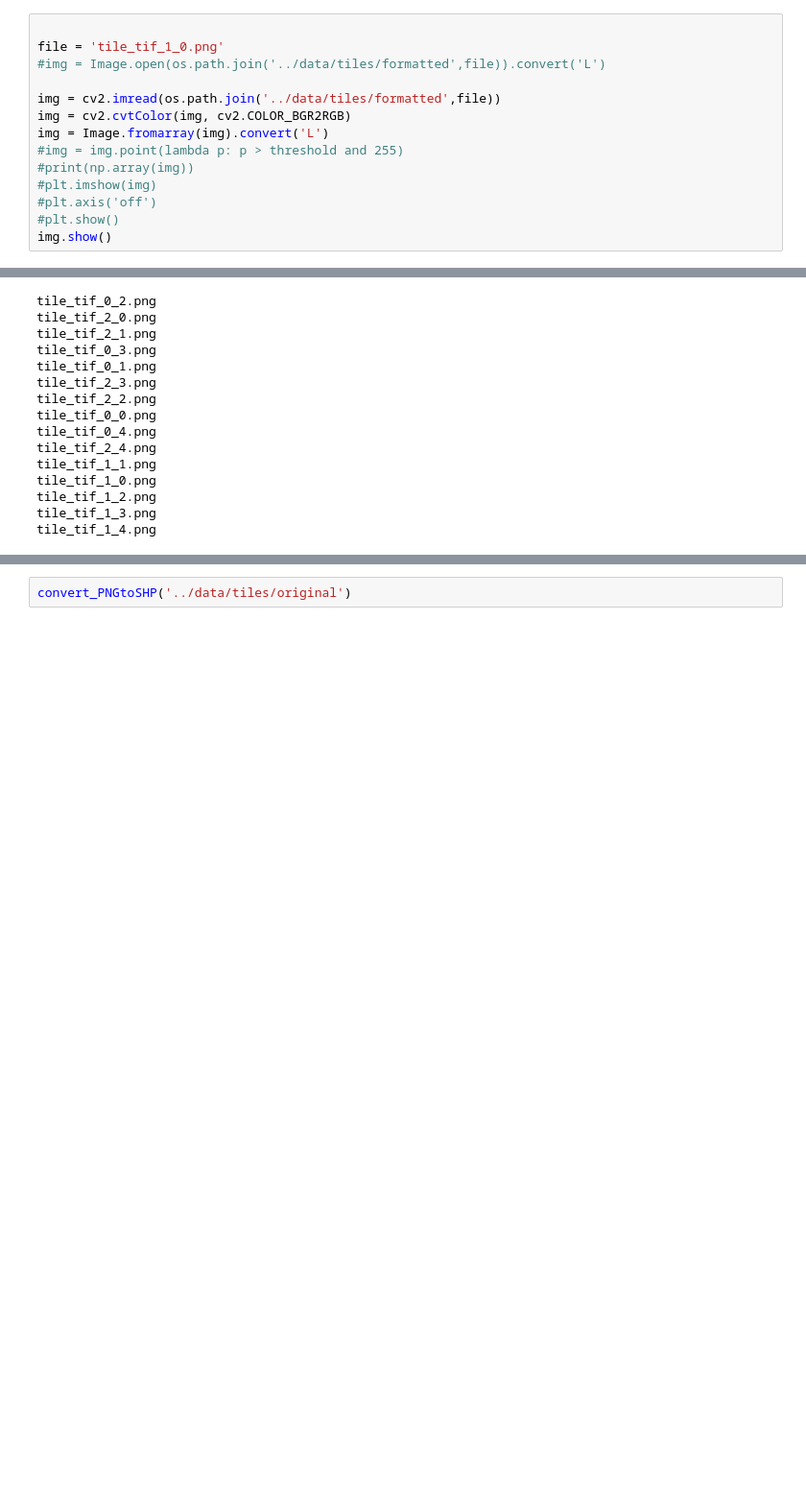
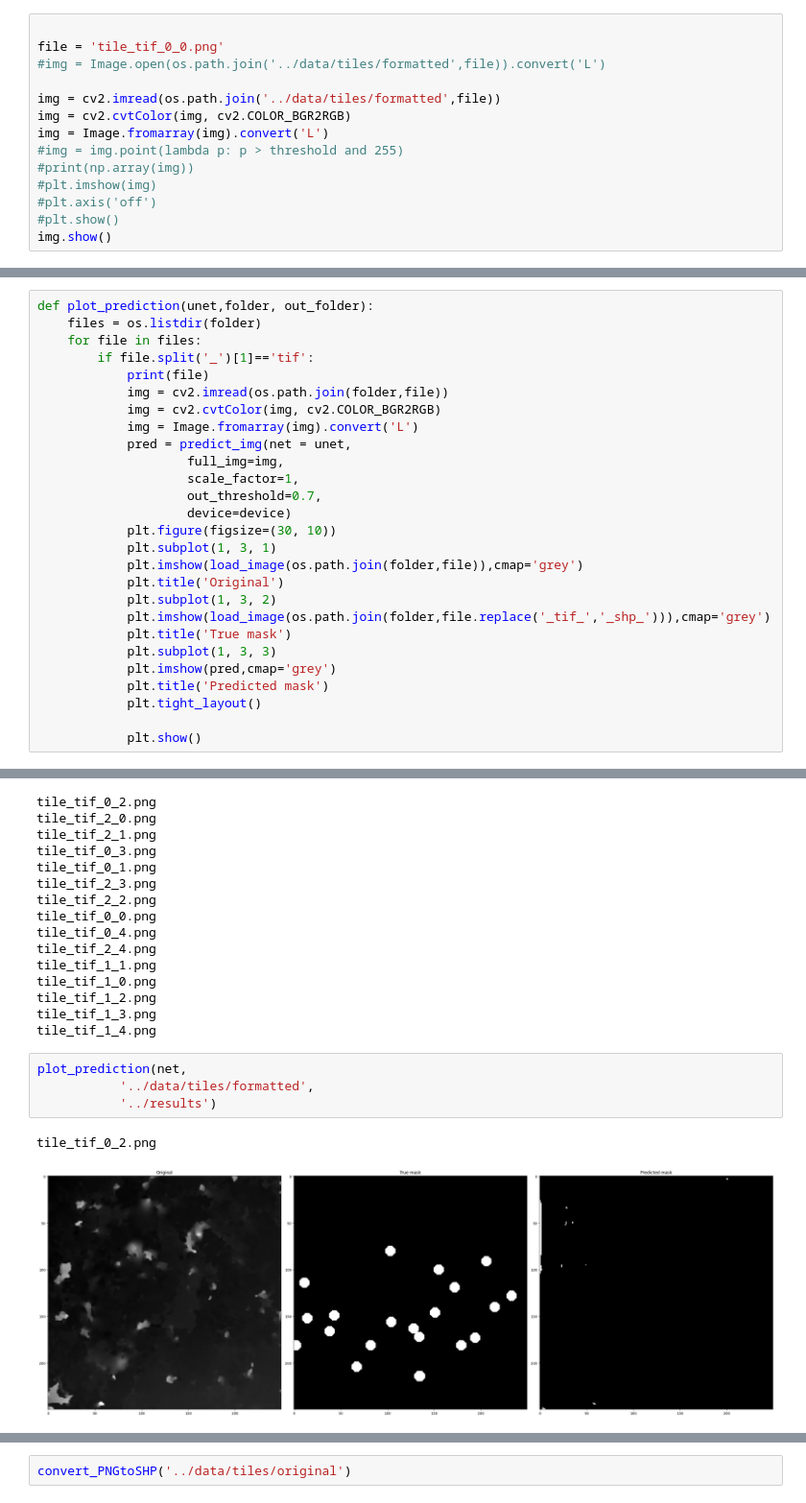
Before and after one commit to Aerial-Image-Categorization/CanopyMapping, a Jupyter notebook: src/02_train.ipynb, the cells around one changed output, grey strips where cells are left out. Shown at 96% size. Drawn from its saved outputs; the diff is of its cells as text; blank space fills up the shorter version.

```diff
--- a/src/02_train.ipynb
+++ b/src/02_train.ipynb
@@ -317,6 +338,6 @@ import cv2
 # %%
 
-file = 'tile_tif_1_0.png'
+file = 'tile_tif_0_0.png'
 #img = Image.open(os.path.join('../data/tiles/formatted',file)).convert('L')
 
 img = cv2.imread(os.path.join('../data/tiles/formatted',file))
@@ -350,6 +371,33 @@ def prediction(unet,folder, out_folder):
             tile, type, row, col = splitext(file)[0].split('_')
             mask_filename = f'pred_{tile}_png_{row}_{col}.png'
             mask.save(os.path.join(out_folder,mask_filename))
+# %%
+def plot_prediction(unet,folder, out_folder):
+    files = os.listdir(folder)
+    for file in files:
+        if file.split('_')[1]=='tif':
+            print(file)
+            img = cv2.imread(os.path.join(folder,file))
+            img = cv2.cvtColor(img, cv2.COLOR_BGR2RGB)
+            img = Image.fromarray(img).convert('L')
+            pred = predict_img(net = unet,
+                    full_img=img,
+                    scale_factor=1,
+                    out_threshold=0.7,
+                    device=device)
+            plt.figure(figsize=(30, 10))
+            plt.subplot(1, 3, 1)
+            plt.imshow(load_image(os.path.join(folder,file)),cmap='grey')
+            plt.title('Original')
+            plt.subplot(1, 3, 2)
+            plt.imshow(load_image(os.path.join(folder,file.replace('_tif_','_shp_'))),cmap='grey')
+            plt.title('True mask')
+            plt.subplot(1, 3, 3)
+            plt.imshow(pred,cmap='grey')
+            plt.title('Predicted mask')
+            plt.tight_layout()
+
+            plt.show()
 # %%
 prediction(net,
            '../data/tiles/formatted',
@@ -370,3 +418,10 @@ tile_tif_1_0.png
 tile_tif_1_2.png
 tile_tif_1_3.png
 tile_tif_1_4.png
+# %%
+plot_prediction(net,
+           '../data/tiles/formatted',
+           '../results')
+# %% [output]
+tile_tif_0_2.png
+[figure, added]
```
Also changed, not shown: parts of 9 cells of this notebook.
